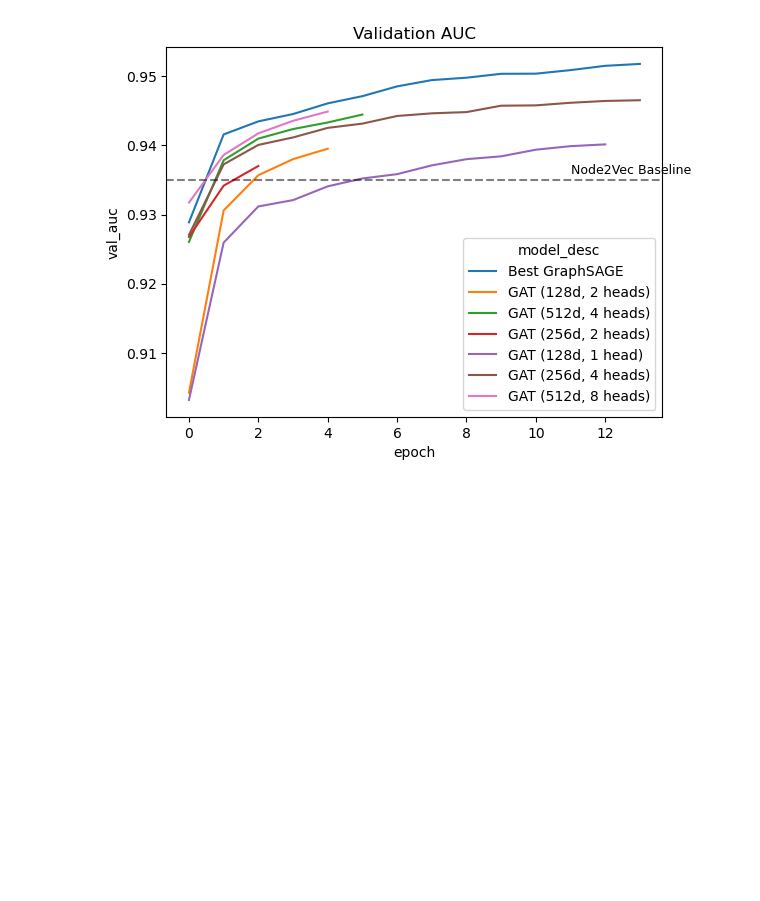
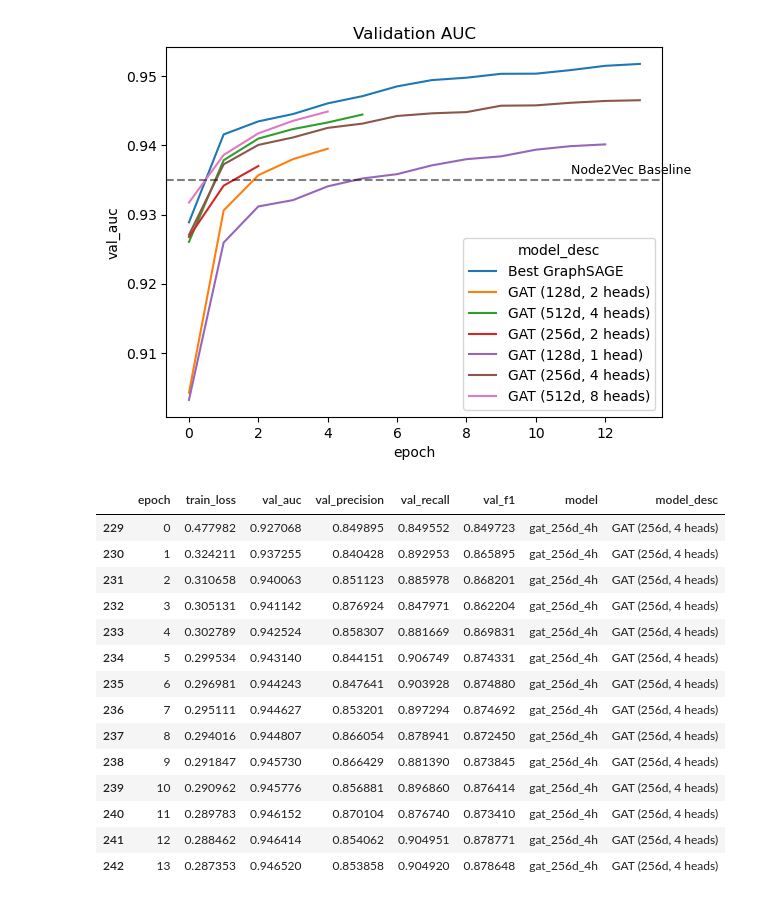
Before and after one commit to trantrikien239/instacart-link-prediction, a Jupyter notebook: stats/experiment_analysis.ipynb, the cells around one changed output. Drawn from its saved outputs; the diff is of its cells as text; code cells hidden in the pictures; blank space fills up the shorter version.

```diff
--- a/stats/experiment_analysis.ipynb
+++ b/stats/experiment_analysis.ipynb
@@ -130,3 +132,21 @@ ax.text(11,n2v_baseline * 1.001, "Node2Vec Baseline", color='black', fontsize=9)
 plt.show()
 # %% [output]
 [figure]
+# %%
+df_results[df_results["model"]=="gat_256d_4h"]
+# %% [output]
+|  | epoch | train_loss | val_auc | val_precision | val_recall | val_f1 | model | model_desc |
+| 229 | 0 | 0.477982 | 0.927068 | 0.849895 | 0.849552 | 0.849723 | gat_256d_4h | GAT (256d, 4 heads) |
+| 230 | 1 | 0.324211 | 0.937255 | 0.840428 | 0.892953 | 0.865895 | gat_256d_4h | GAT (256d, 4 heads) |
+| 231 | 2 | 0.310658 | 0.940063 | 0.851123 | 0.885978 | 0.868201 | gat_256d_4h | GAT (256d, 4 heads) |
+| 232 | 3 | 0.305131 | 0.941142 | 0.876924 | 0.847971 | 0.862204 | gat_256d_4h | GAT (256d, 4 heads) |
+| 233 | 4 | 0.302789 | 0.942524 | 0.858307 | 0.881669 | 0.869831 | gat_256d_4h | GAT (256d, 4 heads) |
+| 234 | 5 | 0.299534 | 0.943140 | 0.844151 | 0.906749 | 0.874331 | gat_256d_4h | GAT (256d, 4 heads) |
+| 235 | 6 | 0.296981 | 0.944243 | 0.847641 | 0.903928 | 0.874880 | gat_256d_4h | GAT (256d, 4 heads) |
+| 236 | 7 | 0.295111 | 0.944627 | 0.853201 | 0.897294 | 0.874692 | gat_256d_4h | GAT (256d, 4 heads) |
+| 237 | 8 | 0.294016 | 0.944807 | 0.866054 | 0.878941 | 0.872450 | gat_256d_4h | GAT (256d, 4 heads) |
+| 238 | 9 | 0.291847 | 0.945730 | 0.866429 | 0.881390 | 0.873845 | gat_256d_4h | GAT (256d, 4 heads) |
+| 239 | 10 | 0.290962 | 0.945776 | 0.856881 | 0.896860 | 0.876414 | gat_256d_4h | GAT (256d, 4 heads) |
+| 240 | 11 | 0.289783 | 0.946152 | 0.870104 | 0.876740 | 0.873410 | gat_256d_4h | GAT (256d, 4 heads) |
+| 241 | 12 | 0.288462 | 0.946414 | 0.854062 | 0.904951 | 0.878771 | gat_256d_4h | GAT (256d, 4 heads) |
+| 242 | 13 | 0.287353 | 0.946520 | 0.853858 | 0.904920 | 0.878648 | gat_256d_4h | GAT (256d, 4 heads) |
```
Also changed, not shown: parts of 5 cells of this notebook, 3 other files.
